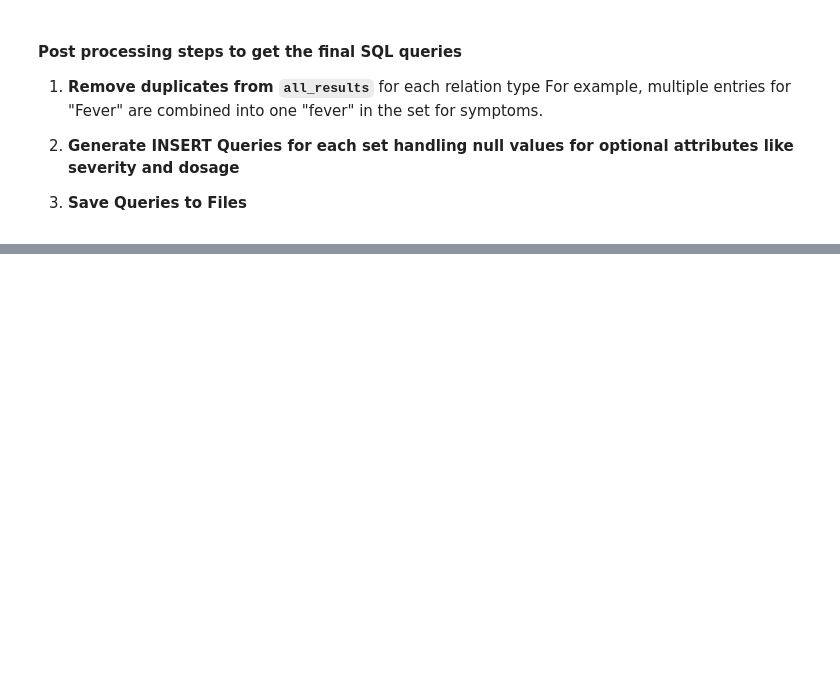
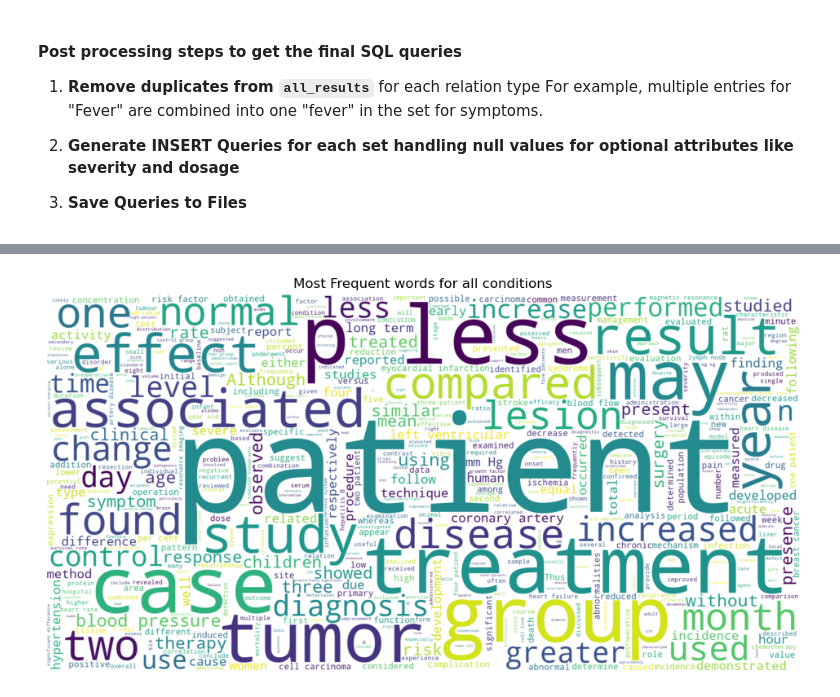
Before and after one commit to vitomarcorubino/MedicalTextNLP, a Jupyter notebook: medicalTextNLP.ipynb, the cells around one changed output, grey strips where cells are left out. Saved outputs shown, nothing was run; the diff lists cells and outputs as text; code cells hidden in the pictures; blank space fills up the shorter version.

Commit message:
Added wordcloud charts

```diff
--- a/medicalTextNLP.ipynb
+++ b/medicalTextNLP.ipynb
@@ -1427,0 +1442,8 @@ for diagnostic_test, disease_name, disease_condition in unique_diagnoses:
+# %%
+plt.figure(figsize=(12,6))
+plt.title('Most Frequent words for all conditions')
+wc = WordCloud(background_color='white', max_words = 500, width=1600, height=800, contour_width=10, contour_color='steelblue').generate(" ".join(df['abstract']))
+plt.axis(False)
+plt.imshow(wc, interpolation='bilinear');
+# %% [output]
+[figure, added]
```
Also changed, not shown: parts of 6 cells of this notebook.
